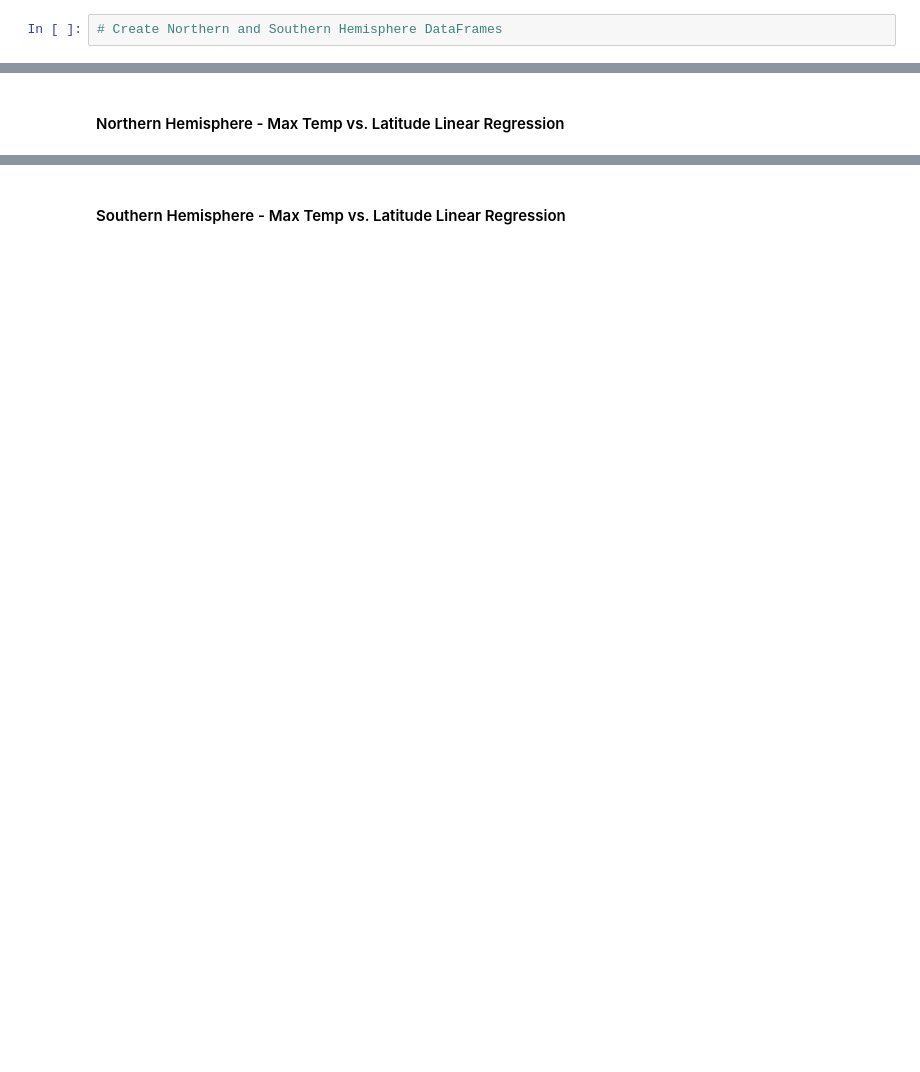
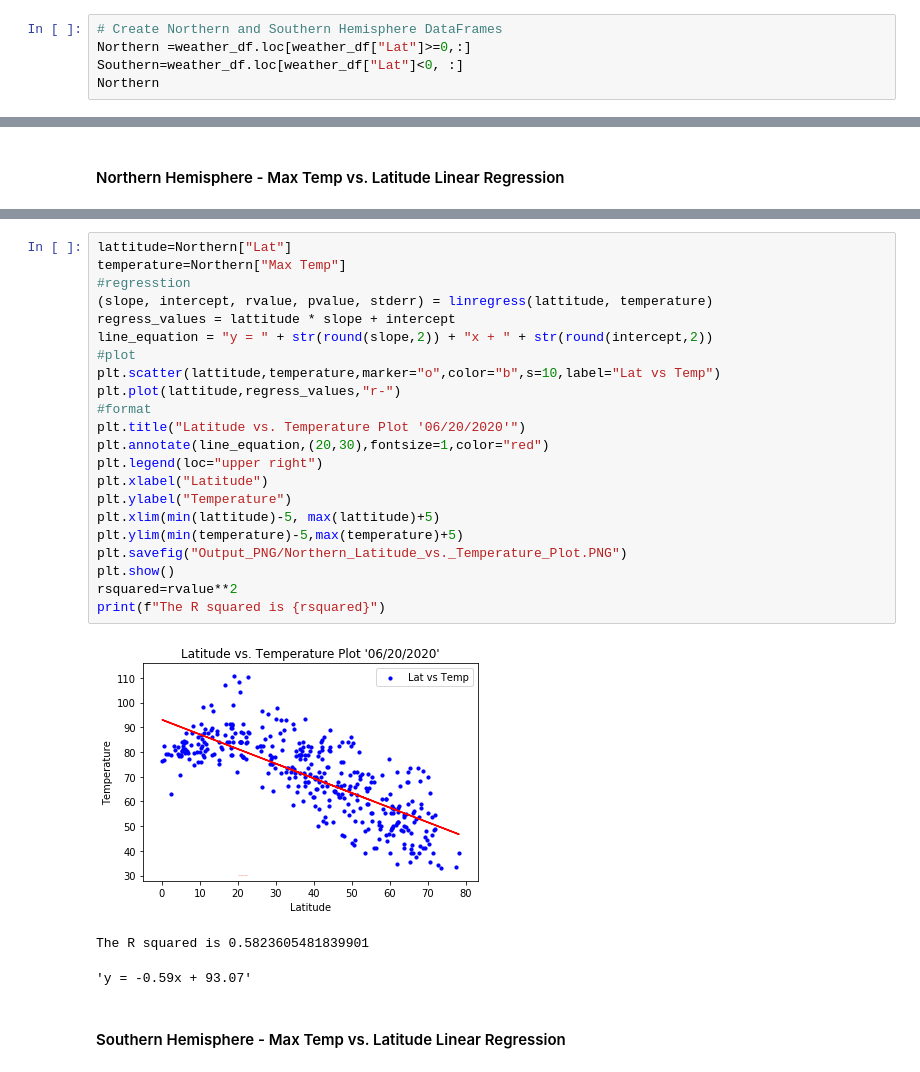
Before and after one commit to olivesun1213/APIhomework, a Jupyter notebook: Unit 06 - Python - APIs_Homework_Instructions_starter_code_WeatherPy.ipynb, the cells around one changed output, grey strips where cells are left out. Cells and saved outputs as stored; diff of their text form; blank space fills up the shorter version.

```diff
--- a/Unit 06 - Python - APIs_Homework_Instructions_starter_code_WeatherPy.ipynb
+++ b/Unit 06 - Python - APIs_Homework_Instructions_starter_code_WeatherPy.ipynb
@@ -259,3 +262,6 @@ plt.show()
 ## Linear Regression
 # %%
 # Create Northern and Southern Hemisphere DataFrames
+Northern =weather_df.loc[weather_df["Lat"]>=0,:]
+Southern=weather_df.loc[weather_df["Lat"]<0, :]
+Northern
@@ -268,2 +286,28 @@ The r-squared is: 0.8271188905041935
+# %%
+lattitude=Northern["Lat"]
+temperature=Northern["Max Temp"]
+#regresstion
+(slope, intercept, rvalue, pvalue, stderr) = linregress(lattitude, temperature)
+regress_values = lattitude * slope + intercept
+line_equation = "y = " + str(round(slope,2)) + "x + " + str(round(intercept,2))
+#plot
+plt.scatter(lattitude,temperature,marker="o",color="b",s=10,label="Lat vs Temp")
+plt.plot(lattitude,regress_values,"r-")
+#format
+plt.title("Latitude vs. Temperature Plot '06/20/2020'")
+plt.annotate(line_equation,(20,30),fontsize=1,color="red")
+plt.legend(loc="upper right")
+plt.xlabel("Latitude")
+plt.ylabel("Temperature")
+plt.xlim(min(lattitude)-5, max(lattitude)+5)
+plt.ylim(min(temperature)-5,max(temperature)+5)
+plt.savefig("Output_PNG/Northern_Latitude_vs._Temperature_Plot.PNG")
+plt.show()
+rsquared=rvalue**2
+print(f"The R squared is {rsquared}")
+# %% [output]
+[figure, added]
+The R squared is 0.5823605481839901
+'y = -0.59x + 93.07'
 # %% [markdown]
 ####  Southern Hemisphere - Max Temp vs. Latitude Linear Regression
```
Also changed, not shown: parts of 22 cells of this notebook, 8 other files.
